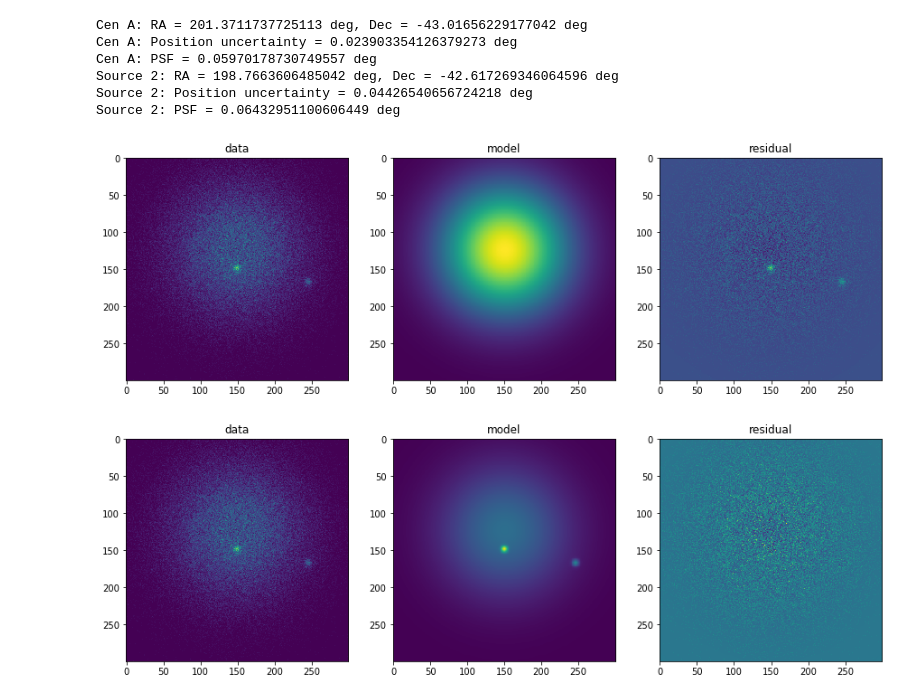
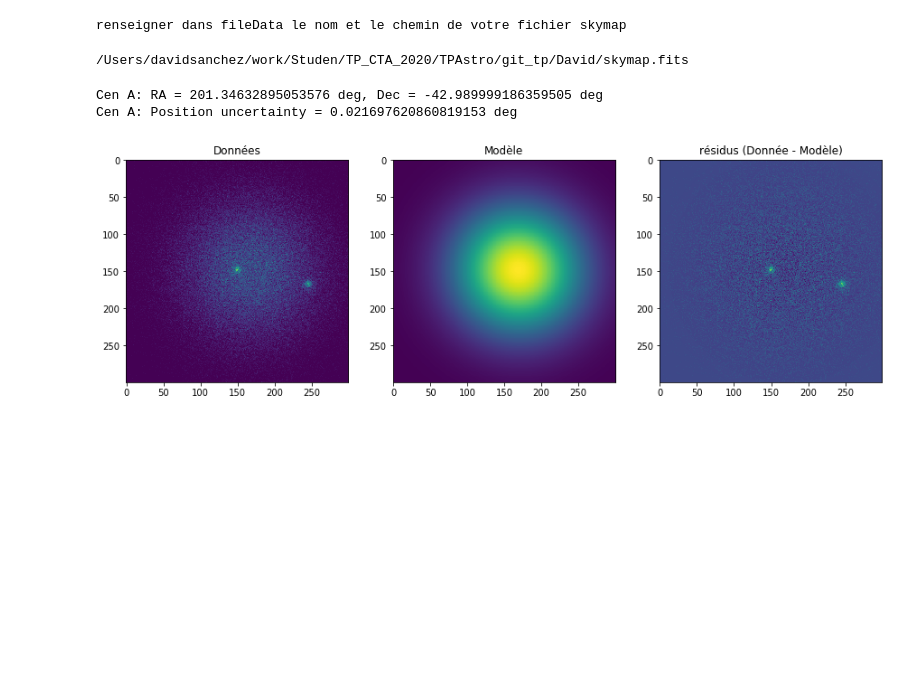
Before and after one commit to gimau/RECH601, a Jupyter notebook: astrogamma/tp/FindPosition.ipynb, the cells around one changed output. Saved outputs shown, nothing was run; the diff lists cells and outputs as text; code cells hidden in the pictures; blank space fills up the shorter version.

```diff
--- a/astrogamma/tp/FindPosition.ipynb
+++ b/astrogamma/tp/FindPosition.ipynb
@@ -1,3 +1,12 @@
+# %%
+print("Renseigner dans fileData le nom et le chemin de votre fichier skymap")
+# %% [output]
+renseigner dans fileData le nom et le chemin de votre fichier skymap
+# %%
+fileData = '/Users/davidsanchez/work/Studen/TP_CTA_2020/TPAstro/git_tp/David/skymap.fits'
+print(fileData)
+# %% [output]
+/Users/davidsanchez/work/Studen/TP_CTA_2020/TPAstro/git_tp/David/skymap.fits
 # %%
 import numpy as np
 import matplotlib.pyplot as plt
@@ -6,7 +15,7 @@ from astropy.io import fits
 from astropy.wcs import WCS
 
 controlPlot = True
-fileData = 'tp_astro/Eleve/skymap.fits'
+
 
 ########################################### Read data and find position of sources bu modelling the spatial emision ################################################
 file = fits.open(fileData)
@@ -15,68 +24,37 @@ cdelt = np.abs(file[0].header['CDELT1'])
 
 x,y=np.mgrid[:image.shape[0],:image.shape[1]]
 fit_p = fitting.LevMarLSQFitter()
 
 modelBackground =  models.Gaussian2D(amplitude=15.2,x_mean=image.shape[0]/2,y_mean=image.shape[1]/2)
 
 #Fit background
 modelBackground = fit_p(modelBackground, x, y, image)
 # Contol plot
 if controlPlot:
     plt.figure(figsize=(15,5))
-    plt.subplot(1,3,1, title='data')
+    plt.subplot(1,3,1, title='Données')
     plt.imshow(image)
-    plt.subplot(1,3,2, title='model')
+    plt.subplot(1,3,2, title='Modèle')
     plt.imshow(modelBackground(x, y))
-    plt.subplot(1,3,3, title='residual')
+    plt.subplot(1,3,3, title='résidus (Donnée - Modèle)')
     plt.imshow(image-modelBackground(x, y))
 
 modelSourceCenA = models.Gaussian2D(amplitude=15.2,x_mean=image.shape[0]/2,y_mean=image.shape[1]/2)
 modelSource2 = models.Gaussian2D(amplitude=15.2,x_mean=0.56*image.shape[0],y_mean=0.81*image.shape[1])
 imageModel = modelBackground+modelSourceCenA+modelSource2
 #Make a symmetric gaussian
 imageModel.y_stddev_1.tied = lambda model : model.x_stddev_1
 imageModel.y_stddev_2.tied = lambda model : model.x_stddev_2
 imageModel.theta_1.fixed = True
 imageModel.theta_2.fixed = True
 
-#Fit model with source
-imageModel = fit_p(imageModel, x, y, image, maxiter=500)
-# Contol plot
-if controlPlot:
-    plt.figure(figsize=(15,5))
-    plt.subplot(1,3,1, title='data')
-    plt.imshow(image)
-    plt.subplot(1,3,2, title='model')
-    plt.imshow(imageModel(x, y))
-    plt.subplot(1,3,3, title='residual')
-    plt.imshow((image-imageModel(x, y)))
-
-covMatrix = fit_p.fit_info['param_cov']
-errVector = np.sqrt(covMatrix.diagonal())
-
-coodSystem = WCS(fileData)
-
 #Determine position of Cen A
 positionCenA = coodSystem.pixel_to_world(imageModel.y_mean_1.value, imageModel.x_mean_1.value)
 errPositionCenA = np.mean([errVector[7],errVector[8]])*cdelt
-psfCenA = imageModel.x_stddev_1.value*cdelt
+
 print("Cen A: RA = "+str(positionCenA.ra.deg)+ " deg, Dec = " + str(positionCenA.dec.deg) + " deg")
 print("Cen A: Position uncertainty = "+str(errPositionCenA)+ " deg")
-print("Cen A: PSF = "+str(psfCenA)+ " deg")
-
-#determine position of source 2
-positionSrc2 = coodSystem.pixel_to_world(imageModel.y_mean_2.value, imageModel.x_mean_2.value)
-errPositionSrc2 = np.mean([errVector[11],errVector[12]])*cdelt
-psfSrc2 = imageModel.x_stddev_2.value*cdelt
-print("Source 2: RA = "+str(positionSrc2.ra.deg)+ " deg, Dec = " + str(positionSrc2.dec.deg) + " deg")
-print("Source 2: Position uncertainty = "+str(errPositionSrc2)+ " deg")
-print("Source 2: PSF = "+str(psfSrc2)+ " deg")
 # %% [output]
-Cen A: RA = 201.3711737725113 deg, Dec = -43.01656229177042 deg
-Cen A: Position uncertainty = 0.023903354126379273 deg
-Cen A: PSF = 0.05970178730749557 deg
-Source 2: RA = 198.7663606485042 deg, Dec = -42.617269346064596 deg
-Source 2: Position uncertainty = 0.04426540656724218 deg
-Source 2: PSF = 0.06432951100606449 deg
+Cen A: RA = 201.34632895053576 deg, Dec = -42.989999186359505 deg
+Cen A: Position uncertainty = 0.021697620860819153 deg
-[figure, old version]
+[figure, new version]
-[figure, removed]
```
Also changed, not shown: parts of 1 cell of this notebook, 3 other files.
